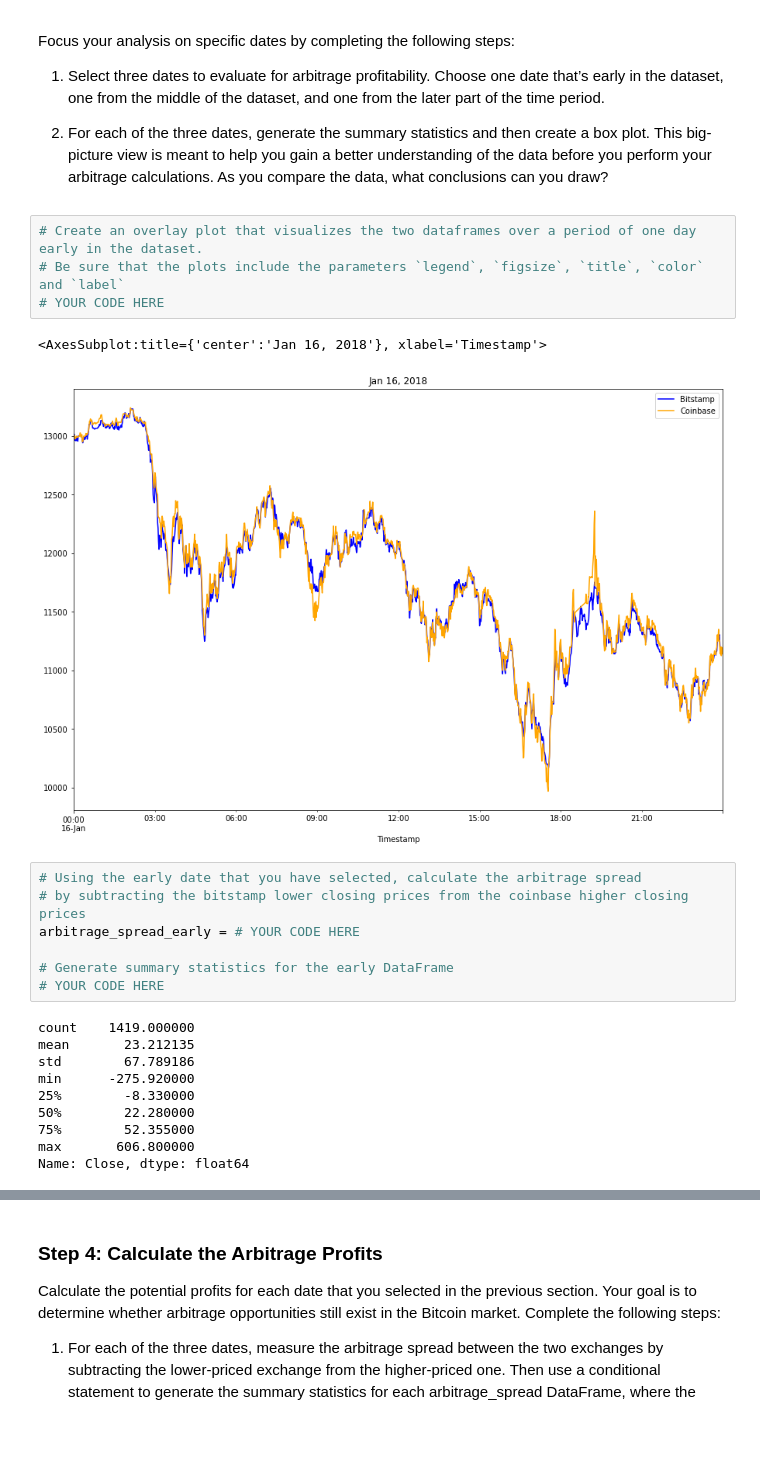
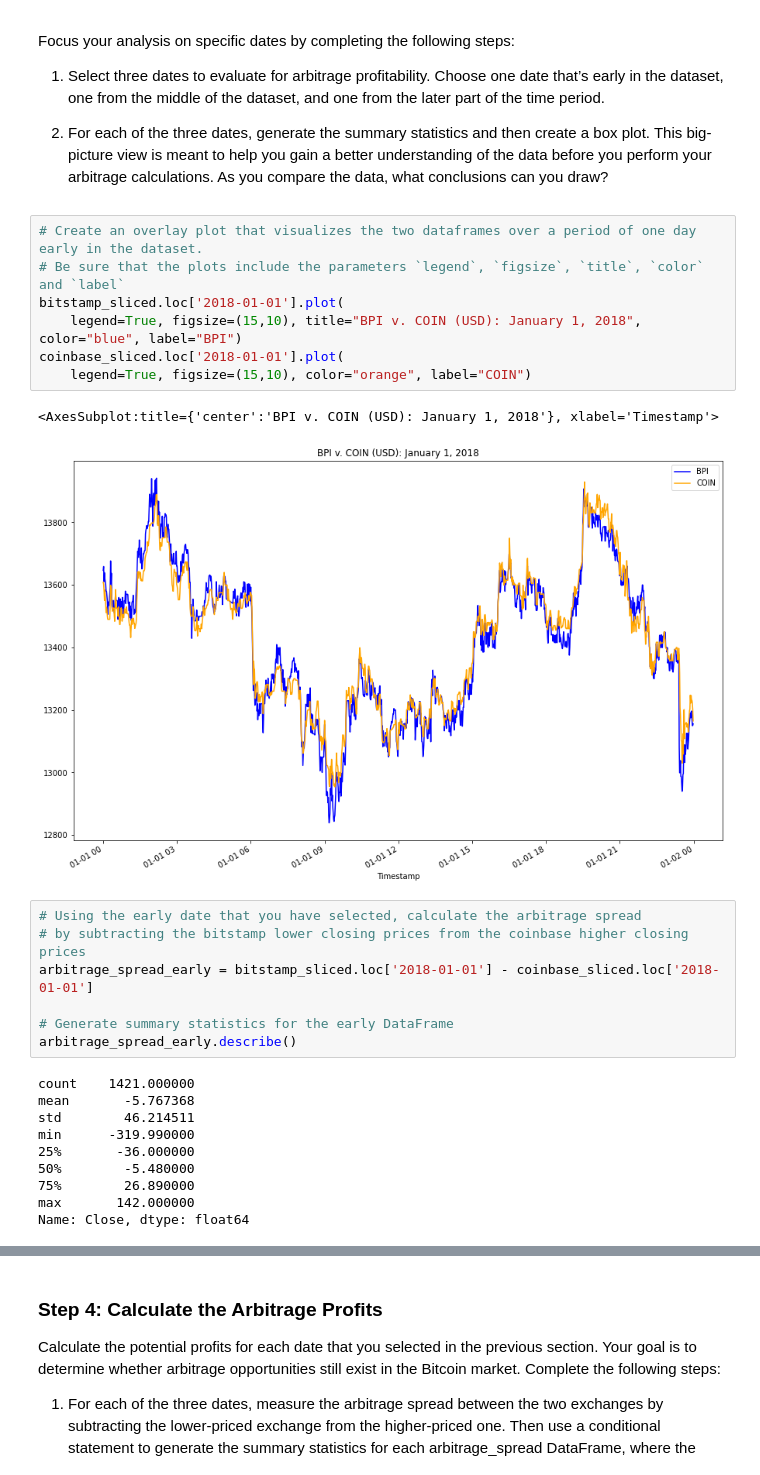
Before and after one commit to ALovettII/3-challenge, a Jupyter notebook: crypto_arbitrage.ipynb, the cells around one changed output, grey strips where cells are left out. Drawn from its saved outputs; the diff is of its cells as text; blank space fills up the shorter version.

```diff
--- a/crypto_arbitrage.ipynb
+++ b/crypto_arbitrage.ipynb
@@ -293,26 +293,29 @@ Focus your analysis on specific dates by completing the following steps:
 # %%
 # Create an overlay plot that visualizes the two dataframes over a period of one day early in the dataset.
 # Be sure that the plots include the parameters `legend`, `figsize`, `title`, `color` and `label`
-# YOUR CODE HERE
+bitstamp_sliced.loc['2018-01-01'].plot(
+    legend=True, figsize=(15,10), title="BPI v. COIN (USD): January 1, 2018", color="blue", label="BPI")
+coinbase_sliced.loc['2018-01-01'].plot(
+    legend=True, figsize=(15,10), color="orange", label="COIN")
 # %% [output]
-<AxesSubplot:title={'center':'Jan 16, 2018'}, xlabel='Timestamp'>
+<AxesSubplot:title={'center':'BPI v. COIN (USD): January 1, 2018'}, xlabel='Timestamp'>
-[figure, old version]
+[figure, new version]
 # %%
 # Using the early date that you have selected, calculate the arbitrage spread
 # by subtracting the bitstamp lower closing prices from the coinbase higher closing prices
-arbitrage_spread_early = # YOUR CODE HERE
+arbitrage_spread_early = bitstamp_sliced.loc['2018-01-01'] - coinbase_sliced.loc['2018-01-01']
 
 # Generate summary statistics for the early DataFrame
-# YOUR CODE HERE
+arbitrage_spread_early.describe()
 # %% [output]
-count    1419.000000
-mean       23.212135
-std        67.789186
-min      -275.920000
-25%        -8.330000
-50%        22.280000
-75%        52.355000
-max       606.800000
+count    1421.000000
+mean       -5.767368
+std        46.214511
+min      -319.990000
+25%       -36.000000
+50%        -5.480000
+75%        26.890000
+max       142.000000
 Name: Close, dtype: float64
 # %%
 # Visualize the arbitrage spread from early in the dataset in a box plot
```
Also changed, not shown: parts of 7 cells of this notebook.
